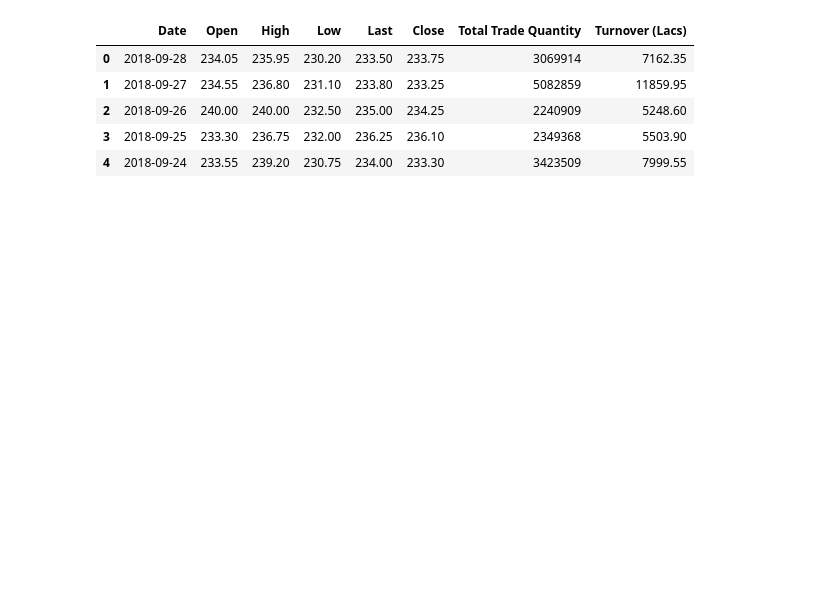
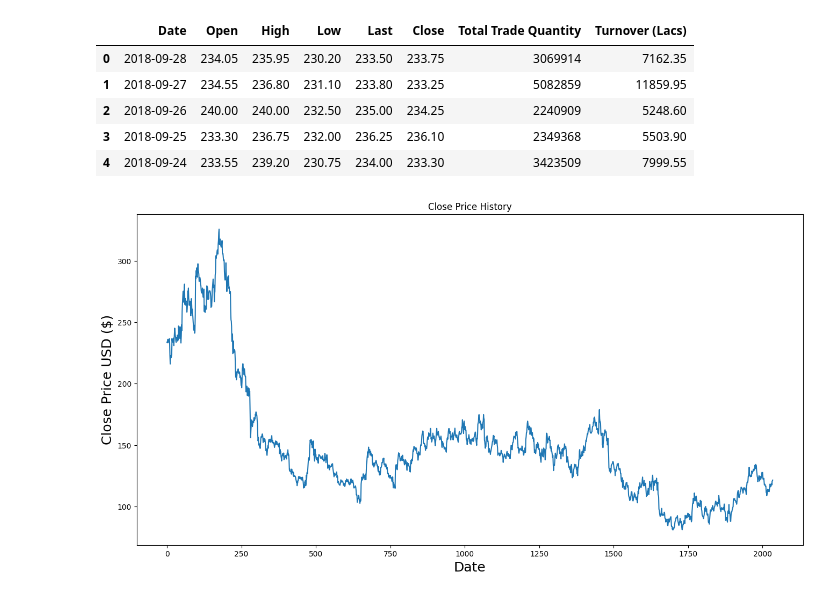
Before and after one commit to Dulari-Bhushan/LGMVIP-DataScience, a Jupyter notebook: stock_lstm.ipynb, the cells around one changed output. Saved outputs shown, nothing was run; the diff lists cells and outputs as text; code cells hidden in the pictures; blank space fills up the shorter version.

Commit message:
Preprocessing stock market data & studying it.

```diff
--- a/stock_lstm.ipynb
+++ b/stock_lstm.ipynb
@@ -5,6 +8,9 @@ import numpy as np
 # get the data, read csv
 url = 'https://raw.githubusercontent.com/mwitiderrick/stockprice/master/NSE-TATAGLOBAL.csv'
 data = pd.read_csv(url)
+# %%
+# preprocess the data
+data = data.dropna()                                  # drop missing values
 # %%
 # analyze the data
 data.head()
@@ -15,3 +21,13 @@ data.head()
 | 2 | 2018-09-26 | 240.00 | 240.00 | 232.50 | 235.00 | 234.25 | 2240909 | 5248.60 |
 | 3 | 2018-09-25 | 233.30 | 236.75 | 232.00 | 236.25 | 236.10 | 2349368 | 5503.90 |
 | 4 | 2018-09-24 | 233.55 | 239.20 | 230.75 | 234.00 | 233.30 | 3423509 | 7999.55 |
+# %%
+# plot in graph
+plt.figure(figsize=(16,8))
+plt.title('Close Price History')
+plt.plot(data['Close'])
+plt.xlabel('Date', fontsize=18)
+plt.ylabel('Close Price USD ($)', fontsize=18)
+plt.show()
+# %% [output]
+[figure, added]
```
Also changed, not shown: parts of 1 cell of this notebook.
